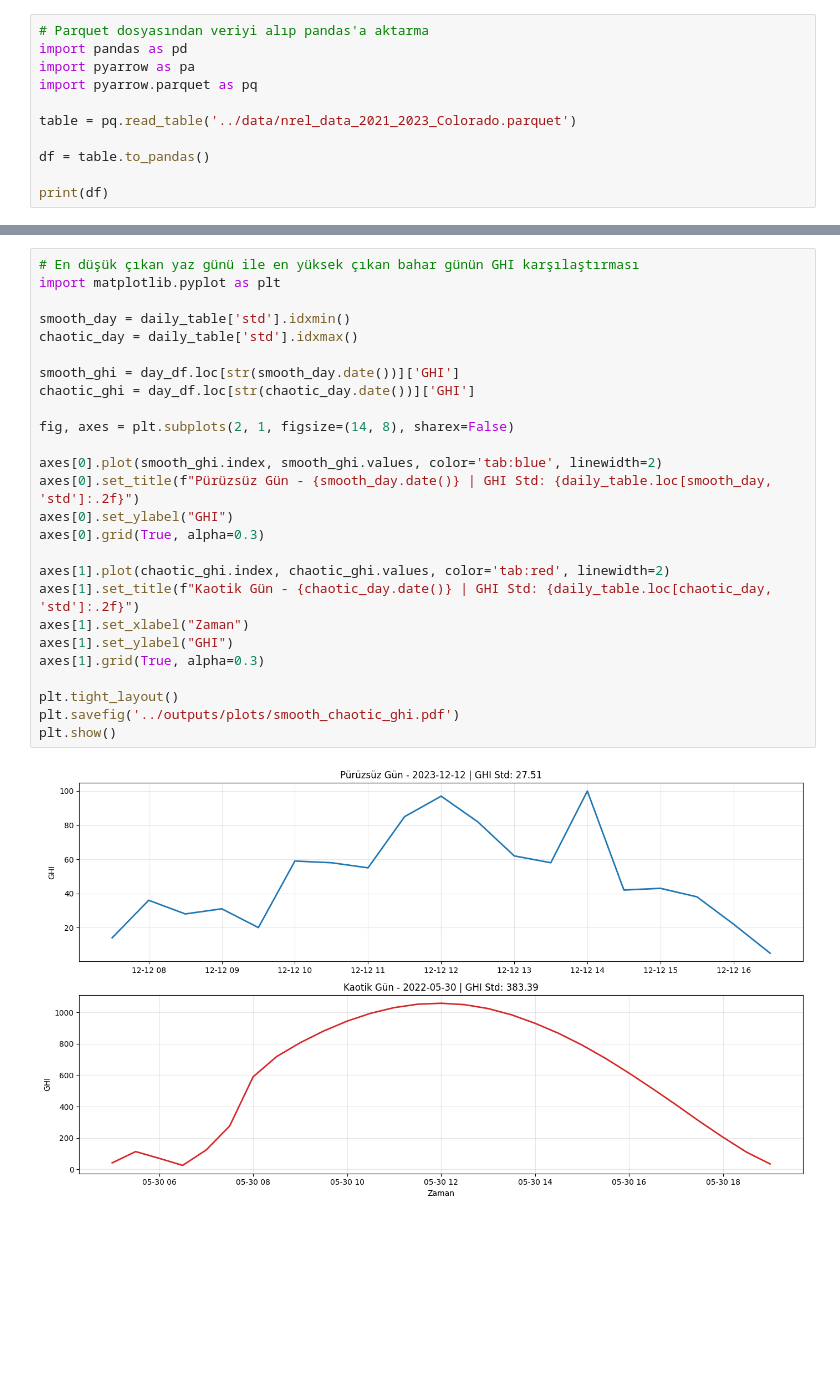
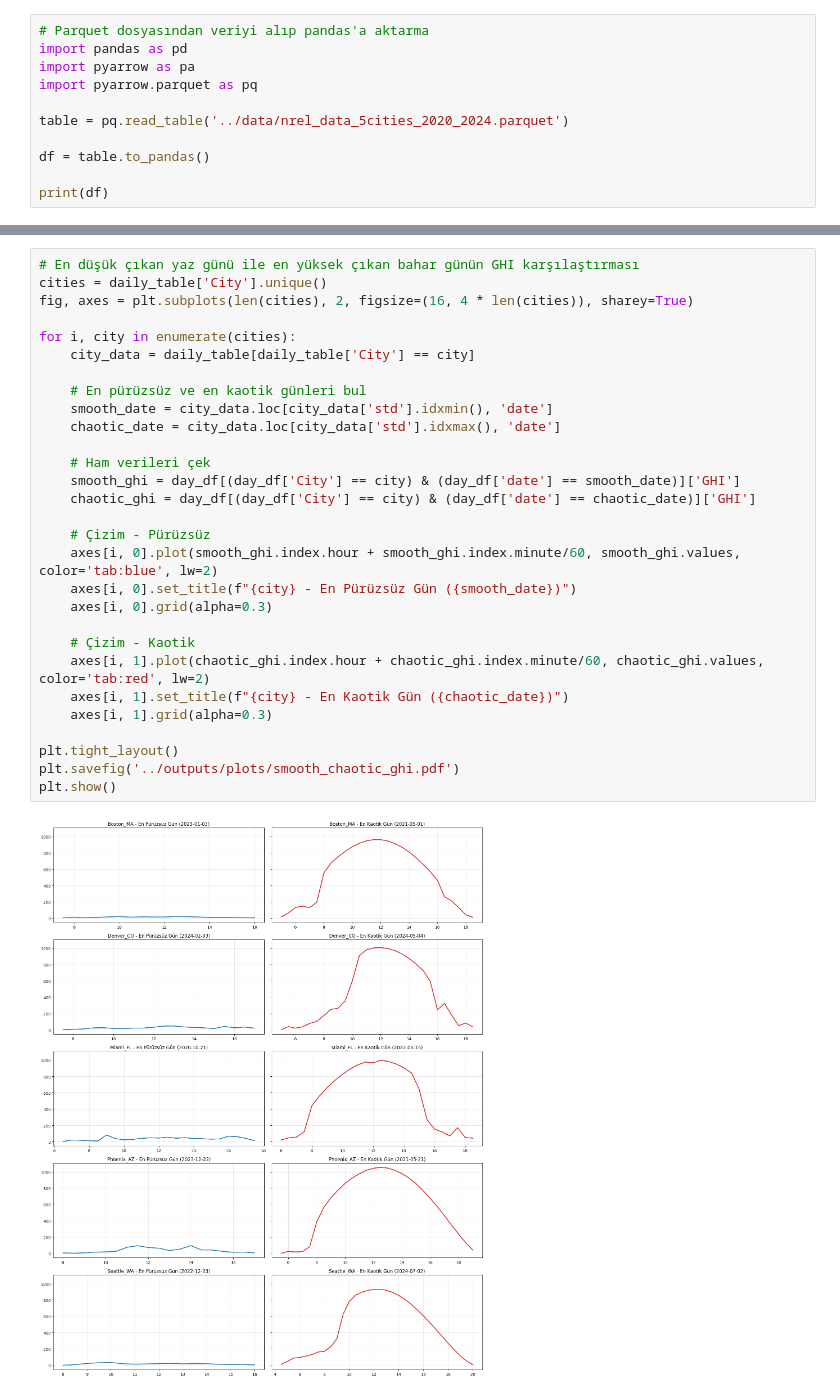
Before and after one commit to MelihKotman/Solar-Forecasting-XAI, a Jupyter notebook: notebooks/02_03_eda_analysis.ipynb, the cells around one changed output, grey strips where cells are left out. Saved outputs shown, nothing was run; the diff lists cells and outputs as text; blank space fills up the shorter version.

```diff
--- a/notebooks/02_03_eda_analysis.ipynb
+++ b/notebooks/02_03_eda_analysis.ipynb
@@ -4,7 +4,7 @@ import pandas as pd
 import pyarrow as pa
 import pyarrow.parquet as pq
 
-table = pq.read_table('../data/nrel_data_2021_2023_Colorado.parquet')
+table = pq.read_table('../data/nrel_data_5cities_2020_2024.parquet')
 
 df = table.to_pandas()
 
@@ -86,31 +125,34 @@ datetime
 # %%
 # En düşük çıkan yaz günü ile en yüksek çıkan bahar günün GHI karşılaştırması
-import matplotlib.pyplot as plt
+cities = daily_table['City'].unique()
+fig, axes = plt.subplots(len(cities), 2, figsize=(16, 4 * len(cities)), sharey=True)
 
-smooth_day = daily_table['std'].idxmin()
-chaotic_day = daily_table['std'].idxmax()
+for i, city in enumerate(cities):
+    city_data = daily_table[daily_table['City'] == city]
 
-smooth_ghi = day_df.loc[str(smooth_day.date())]['GHI']
-chaotic_ghi = day_df.loc[str(chaotic_day.date())]['GHI']
+    # En pürüzsüz ve en kaotik günleri bul
+    smooth_date = city_data.loc[city_data['std'].idxmin(), 'date']
+    chaotic_date = city_data.loc[city_data['std'].idxmax(), 'date']
 
-fig, axes = plt.subplots(2, 1, figsize=(14, 8), sharex=False)
+    # Ham verileri çek
+    smooth_ghi = day_df[(day_df['City'] == city) & (day_df['date'] == smooth_date)]['GHI']
+    chaotic_ghi = day_df[(day_df['City'] == city) & (day_df['date'] == chaotic_date)]['GHI']
 
-axes[0].plot(smooth_ghi.index, smooth_ghi.values, color='tab:blue', linewidth=2)
-axes[0].set_title(f"Pürüzsüz Gün - {smooth_day.date()} | GHI Std: {daily_table.loc[smooth_day, 'std']:.2f}")
-axes[0].set_ylabel("GHI")
-axes[0].grid(True, alpha=0.3)
+    # Çizim - Pürüzsüz
+    axes[i, 0].plot(smooth_ghi.index.hour + smooth_ghi.index.minute/60, smooth_ghi.values, color='tab:blue', lw=2)
+    axes[i, 0].set_title(f"{city} - En Pürüzsüz Gün ({smooth_date})")
+    axes[i, 0].grid(alpha=0.3)
 
-axes[1].plot(chaotic_ghi.index, chaotic_ghi.values, color='tab:red', linewidth=2)
-axes[1].set_title(f"Kaotik Gün - {chaotic_day.date()} | GHI Std: {daily_table.loc[chaotic_day, 'std']:.2f}")
-axes[1].set_xlabel("Zaman")
-axes[1].set_ylabel("GHI")
-axes[1].grid(True, alpha=0.3)
+    # Çizim - Kaotik
+    axes[i, 1].plot(chaotic_ghi.index.hour + chaotic_ghi.index.minute/60, chaotic_ghi.values, color='tab:red', lw=2)
+    axes[i, 1].set_title(f"{city} - En Kaotik Gün ({chaotic_date})")
+    axes[i, 1].grid(alpha=0.3)
 
 plt.tight_layout()
 plt.savefig('../outputs/plots/smooth_chaotic_ghi.pdf')
 plt.show()
 # %% [output]
-[figure, old version]
+[figure, new version]
 # %%
 # Gorev 4: Feature Scaling (mean ve std'yi ayni olcege getir)
 from sklearn.cluster import KMeans
```
Also changed, not shown: parts of 9 cells of this notebook, 16 other files.
